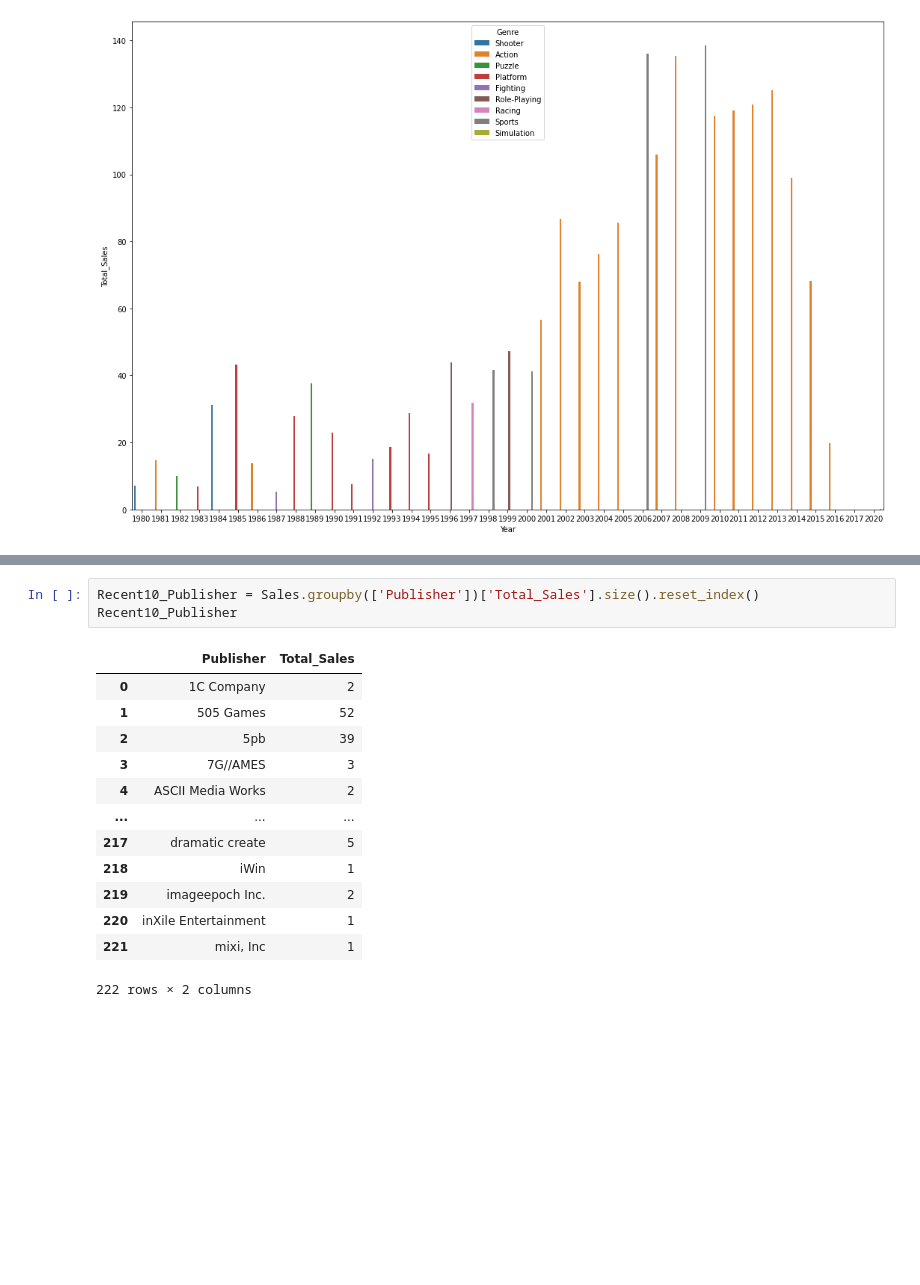
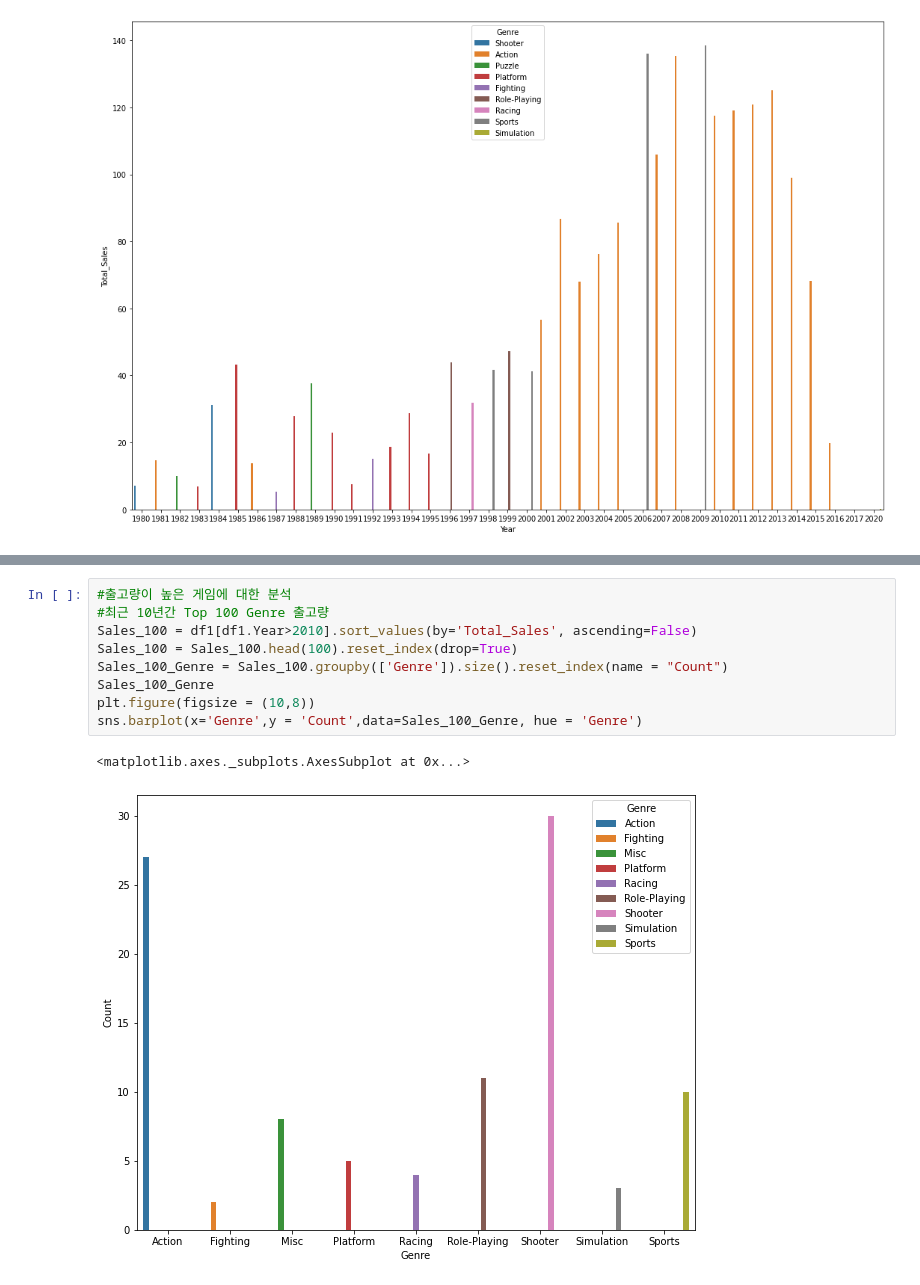
Before and after one commit to lakepicnic/Section_project, a Jupyter notebook: Section1_project.ipynb, the cells around one changed output, grey strips where cells are left out. Saved outputs shown, nothing was run; the diff lists cells and outputs as text; blank space fills up the shorter version.

```diff
--- a/Section1_project.ipynb
+++ b/Section1_project.ipynb
@@ -216,17 +189,12 @@ plt.pie(Na_Sales['NA_Sales'],labels = Na_Sales['Genre'],autopct='%.1f%%',wedgepr
-# %%
-Recent10_Publisher = Sales.groupby(['Publisher'])['Total_Sales'].size().reset_index()
-Recent10_Publisher
-# %% [output]
-|  | Publisher | Total_Sales |
-| 0 | 1C Company | 2 |
-| 1 | 505 Games | 52 |
-| 2 | 5pb | 39 |
-| 3 | 7G//AMES | 3 |
-| 4 | ASCII Media Works | 2 |
-| ... | ... | ... |
-| 217 | dramatic create | 5 |
-| 218 | iWin | 1 |
-| 219 | imageepoch Inc. | 2 |
-| 220 | inXile Entertainment | 1 |
-| 221 | mixi, Inc | 1 |
-222 rows × 2 columns
+# %%
+#출고량이 높은 게임에 대한 분석
+#최근 10년간 Top 100 Genre 출고량
+Sales_100 = df1[df1.Year>2010].sort_values(by='Total_Sales', ascending=False)
+Sales_100 = Sales_100.head(100).reset_index(drop=True)
+Sales_100_Genre = Sales_100.groupby(['Genre']).size().reset_index(name = "Count")
+Sales_100_Genre
+plt.figure(figsize = (10,8))
+sns.barplot(x='Genre',y = 'Count',data=Sales_100_Genre, hue = 'Genre')
+# %% [output]
+<matplotlib.axes._subplots.AxesSubplot at 0x...>
+[figure, added]
```
Also changed, not shown: parts of 5 cells of this notebook.
